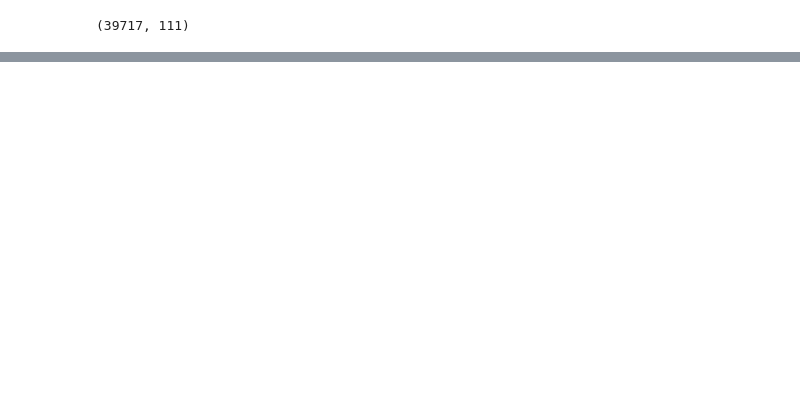
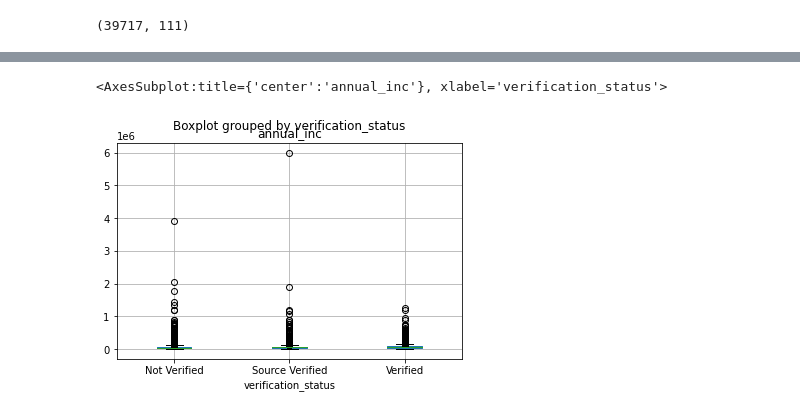
Before and after one commit to satyanarayana25/Leading-club-case-study, a Jupyter notebook: Leading club case study.ipynb, the cells around one changed output, grey strips where cells are left out. Saved outputs shown, nothing was run; the diff lists cells and outputs as text; code cells hidden in the pictures; blank space fills up the shorter version.

```diff
--- a/Leading club case study.ipynb
+++ b/Leading club case study.ipynb
@@ -79,0 +128,5 @@ Length: 111, dtype: int64
+# %%
+df.boxplot(column='annual_inc',by='verification_status')
+# %% [output]
+<AxesSubplot:title={'center':'annual_inc'}, xlabel='verification_status'>
+[figure, added]
```
Also changed, not shown: parts of 42 cells of this notebook.
